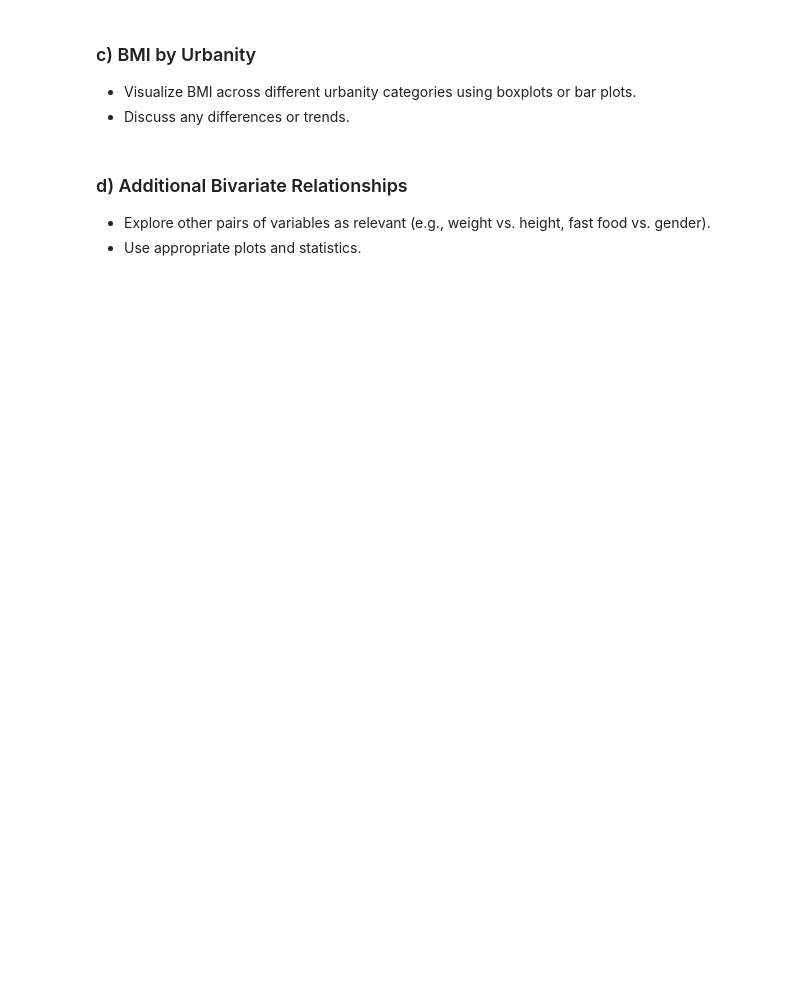
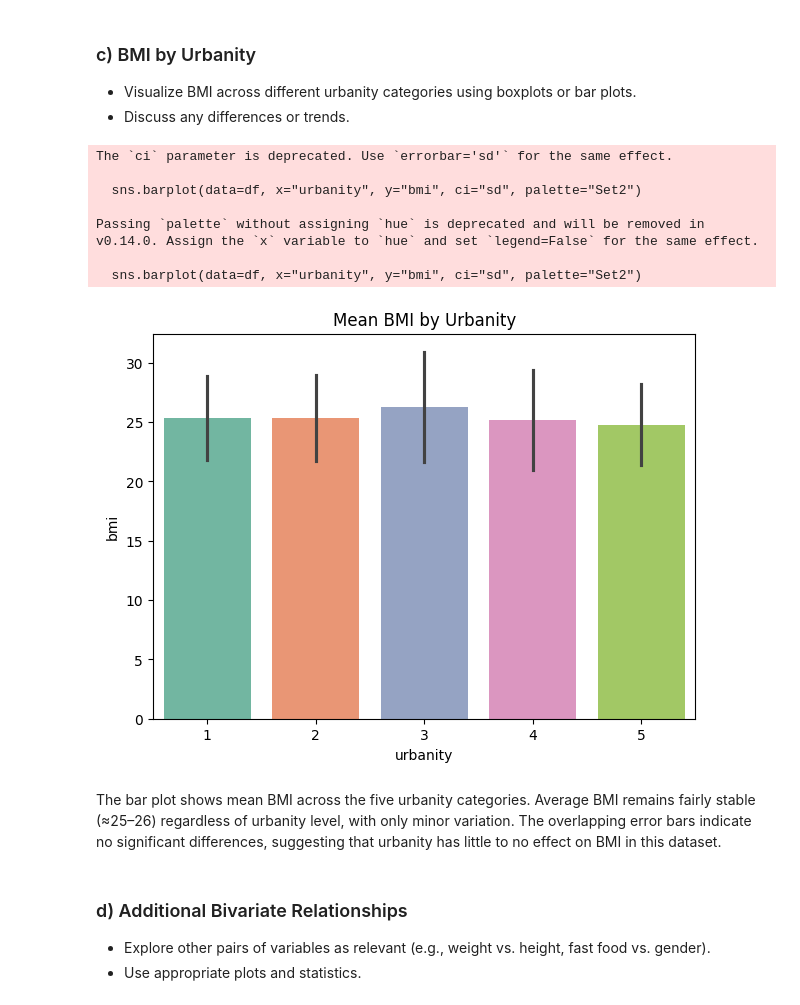
Before and after one commit to chandlershortlidge/lab-eda-bmi, a Jupyter notebook: your-code/Descriptive_Analysis_BMI.ipynb, the cells around one changed output. Drawn from its saved outputs; the diff is of its cells as text; code cells hidden in the pictures; blank space fills up the shorter version.

```diff
--- a/your-code/Descriptive_Analysis_BMI.ipynb
+++ b/your-code/Descriptive_Analysis_BMI.ipynb
@@ -434,8 +458,21 @@ The correlation between fastfood consumption and BMI is distorted by extreme out
 - Visualize BMI across different urbanity categories using boxplots or bar plots.
 - Discuss any differences or trends.
 # %%
-## TODO
-### Insert your Answer Here ###
+plt.figure(figsize=(7,5))
+sns.barplot(data=df, x="urbanity", y="bmi", ci="sd", palette="Set2")
+plt.title("Mean BMI by Urbanity")
+plt.show()
+# %% [output]
+The `ci` parameter is deprecated. Use `errorbar='sd'` for the same effect.
+
+  sns.barplot(data=df, x="urbanity", y="bmi", ci="sd", palette="Set2")
+
+Passing `palette` without assigning `hue` is deprecated and will be removed in v0.14.0. Assign the `x` variable to `hue` and set `legend=False` for the same effect.
+
+  sns.barplot(data=df, x="urbanity", y="bmi", ci="sd", palette="Set2")
+[figure, added]
+# %% [markdown]
+The bar plot shows mean BMI across the five urbanity categories. Average BMI remains fairly stable (≈25–26) regardless of urbanity level, with only minor variation. The overlapping error bars indicate no significant differences, suggesting that urbanity has little to no effect on BMI in this dataset.
 # %% [markdown]
 ### d) Additional Bivariate Relationships
 
```
Also changed, not shown: parts of 9 cells of this notebook.
